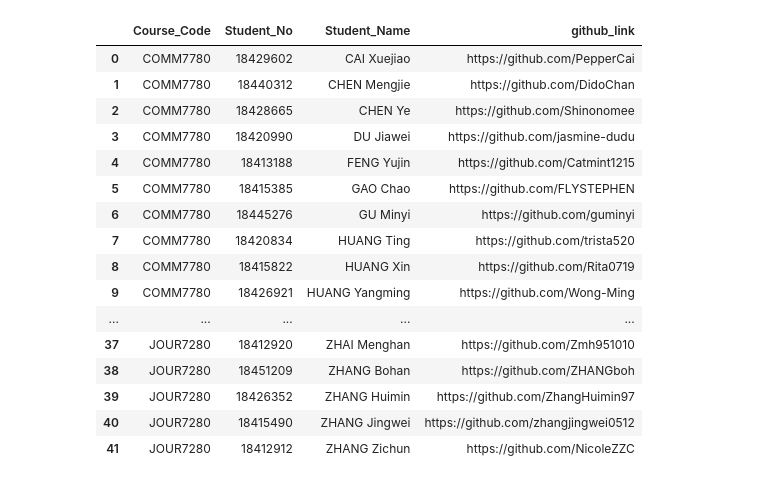
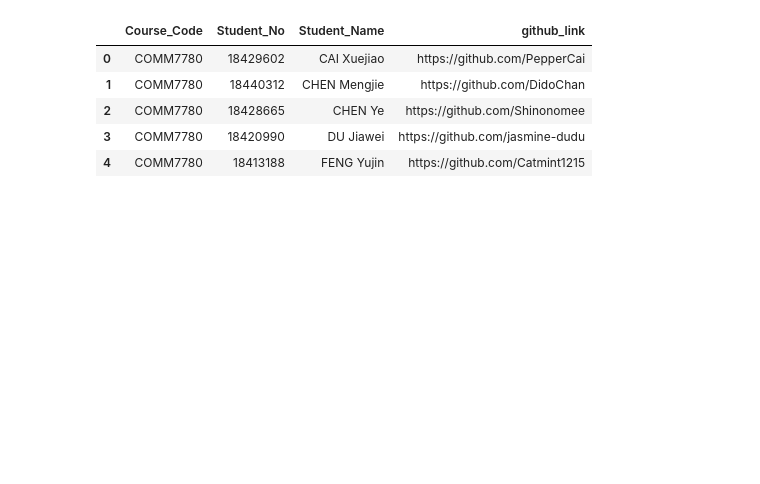
Before and after one commit to hupili/github-activies, a Jupyter notebook: github-leaderboard.ipynb, the cells around one changed output. Drawn from its saved outputs; the diff is of its cells as text; code cells hidden in the pictures; blank space fills up the shorter version.

```diff
--- a/github-leaderboard.ipynb
+++ b/github-leaderboard.ipynb
@@ -6,25 +6,14 @@ import pandas as pd
 # %%
 df=pd.read_csv('namelist.csv')
 # %%
-df
+df.head()
 # %% [output]
 |  | Course_Code | Student_No | Student_Name | github_link |
 | 0 | COMM7780 | 18429602 | CAI Xuejiao | https://github.com/PepperCai |
 | 1 | COMM7780 | 18440312 | CHEN Mengjie | https://github.com/DidoChan |
 | 2 | COMM7780 | 18428665 | CHEN Ye | https://github.com/Shinonomee |
 | 3 | COMM7780 | 18420990 | DU Jiawei | https://github.com/jasmine-dudu |
 | 4 | COMM7780 | 18413188 | FENG Yujin | https://github.com/Catmint1215 |
-| 5 | COMM7780 | 18415385 | GAO Chao | https://github.com/FLYSTEPHEN |
-| 6 | COMM7780 | 18445276 | GU Minyi | https://github.com/guminyi |
-| 7 | COMM7780 | 18420834 | HUANG Ting | https://github.com/trista520 |
-| 8 | COMM7780 | 18415822 | HUANG Xin | https://github.com/Rita0719 |
-| 9 | COMM7780 | 18426921 | HUANG Yangming | https://github.com/Wong-Ming |
-| ... | ... | ... | ... | ... |
-| 37 | JOUR7280 | 18412920 | ZHAI Menghan | https://github.com/Zmh951010 |
-| 38 | JOUR7280 | 18451209 | ZHANG Bohan | https://github.com/ZHANGboh |
-| 39 | JOUR7280 | 18426352 | ZHANG Huimin | https://github.com/ZhangHuimin97 |
-| 40 | JOUR7280 | 18415490 | ZHANG Jingwei | https://github.com/zhangjingwei0512 |
-| 41 | JOUR7280 | 18412912 | ZHANG Zichun | https://github.com/NicoleZZC |
 # %%
 namelist=[]
 for name in df['github_link']:
```
Also changed, not shown: parts of 12 cells of this notebook.
